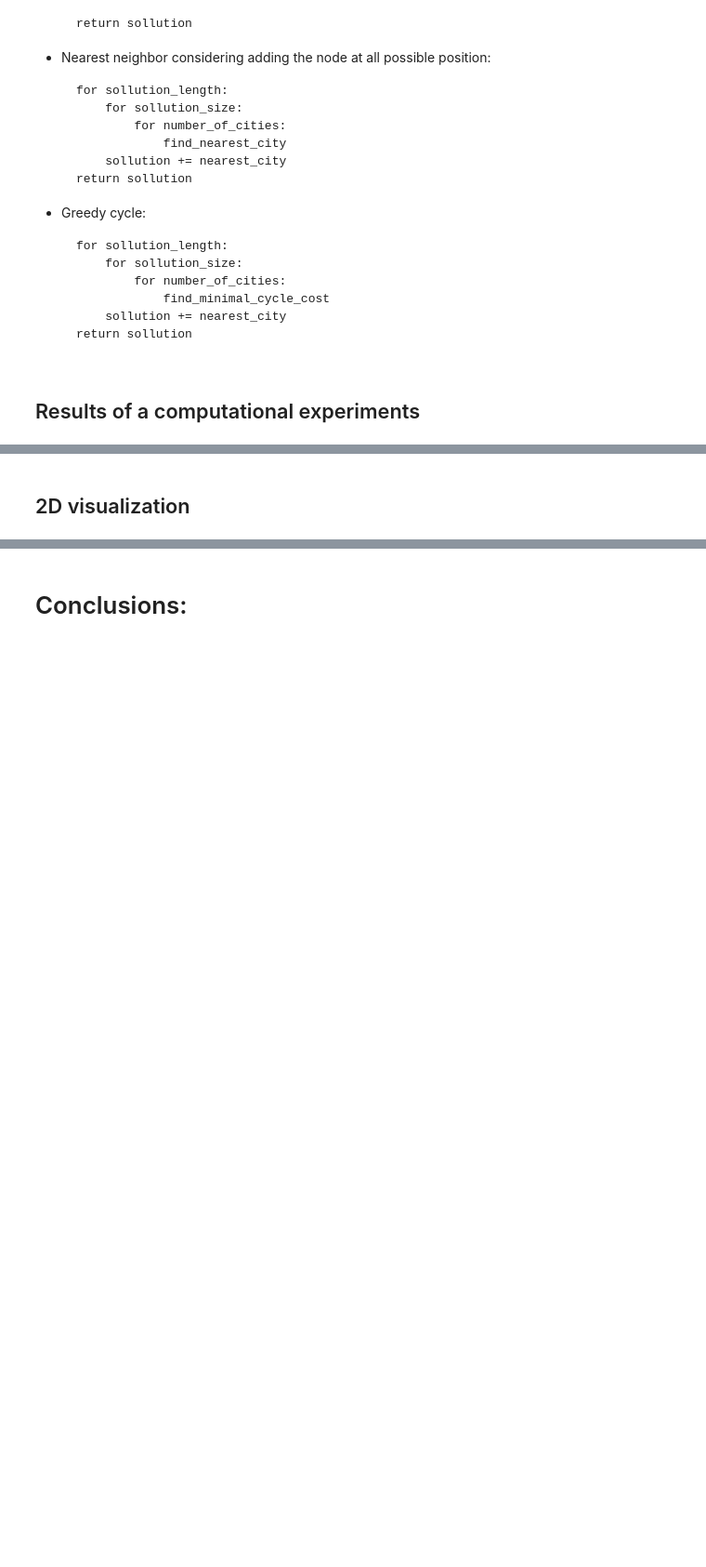
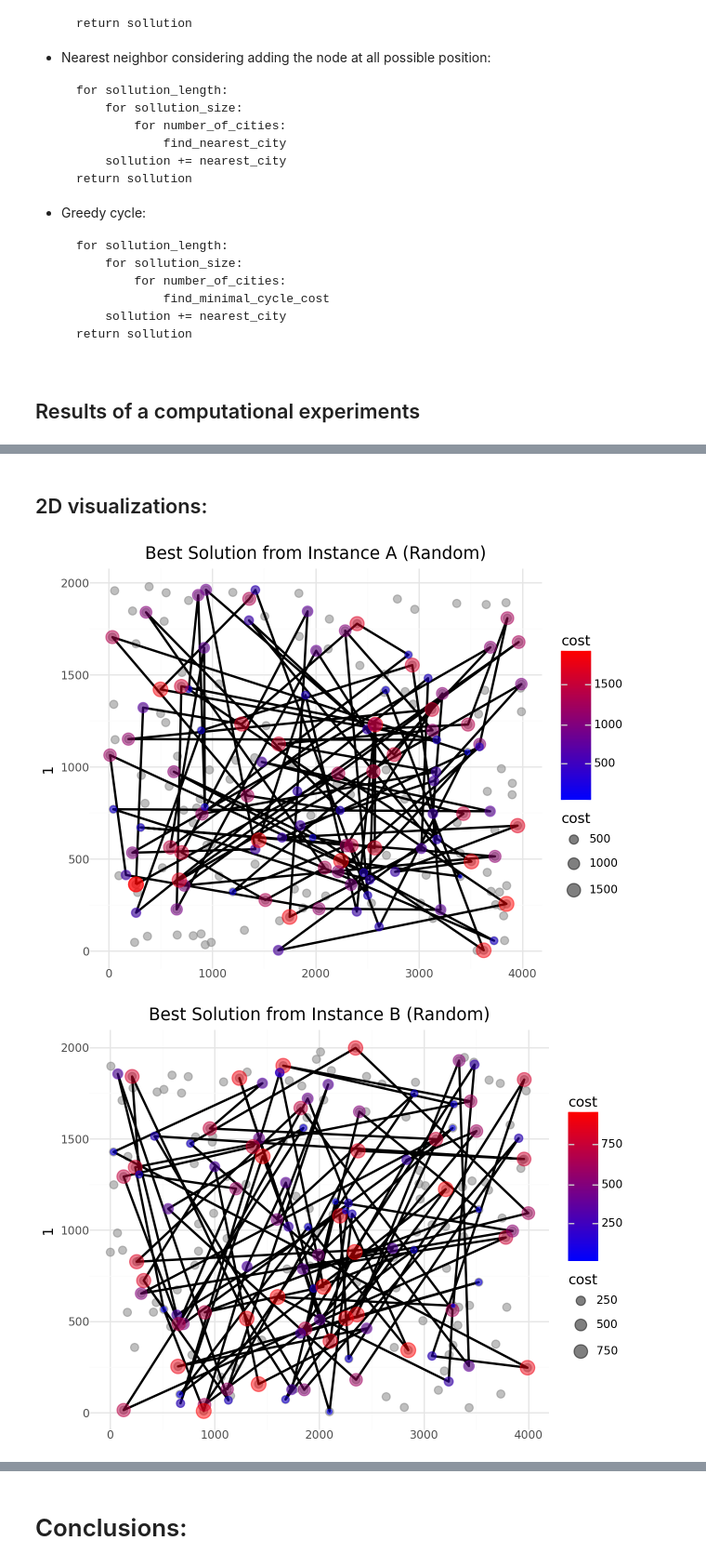
Before and after one commit to lucapl/Evolutionary-Computations, a Jupyter notebook: raports/Assignment 1.ipynb, the cells around one changed output, grey strips where cells are left out. Shown at 93% size. Cells and saved outputs as stored; diff of their text form; code cells hidden in the pictures; blank space fills up the shorter version.

```diff
--- a/raports/Assignment 1.ipynb
+++ b/raports/Assignment 1.ipynb
@@ -81,5 +81,20 @@ def average_cost(data):
 
     return sum(objective_values) / len(objective_values) if objective_values else 0
 
+solver_types = ['random', 'nn', 'nnAnywhere', 'greedyCycle']
+instances = ['A', 'B']
+
+def process_solver_data(solver_type, all_json_data, instance):
+    data = find_solver_type_and_instance(solver_type, all_json_data, instance)
+    print(f"Minimum from instance {instance} ({solver_type})", find_min(data).get('objective function'))
+    print(f"Maximum from instance {instance} ({solver_type})", find_max(data).get('objective function'))
+    print(f"Average from instance {instance} ({solver_type})", average_cost(data))
+    return find_min(data)
+
 folder_path = '../out'
 all_json_data = load_json_files_from_folder(folder_path)
+
+best_solutions = {}
+for solver in solver_types:
+    for instance in instances:
+        best_solutions[f'{solver}_{instance}'] = process_solver_data(solver, all_json_data, instance)
@@ -153,0 +121,5 @@ print("Best sollution from instance B greedy", best_solution_greedy_B.get('cityO
+# %%
+for solver in solver_types:
+    for instance in instances:
+        best_solution = best_solutions[f'{solver}_{instance}']
+        print(f"Best solution from instance {instance} ({solver})", best_solution.get('cityOrder'))
@@ -154,5 +135,5 @@ print("Best sollution from instance B greedy", best_solution_greedy_B.get('cityO
 # %% [markdown]
-## 2D visualization
+## 2D visualizations:
 # %%
 import pandas as pd
 from plotnine import ggplot, aes, geom_point, scale_color_gradient, labs, theme_minimal, geom_path
@@ -161,49 +142,42 @@ def load_coordinates_from_csv(csv_path):
     return pd.read_csv(csv_path, sep=';', header=None)
 
 def prepare_data_for_plot(best_solution, coordinates_df):
     rows = []
     city_order = best_solution['cityOrder']
 
     for node_index in city_order:
         coord = coordinates_df.iloc[node_index]
         rows.append({
             'x': coord[0],
             'y': coord[1],
             'cost': coord[2],
         })
     rows.append(rows[0])
     return pd.DataFrame(rows)
 
 def plot_solution(solution, coordinates_df, title):
     solution_df = prepare_data_for_plot(solution, coordinates_df)
 
     p = (ggplot() +
          geom_point(aes(x=coordinates_df[0], y=coordinates_df[1]), data=coordinates_df, color='grey', alpha=0.5, size=3) +
          geom_path(aes(x='x', y='y'), data=solution_df, color='black', size=1) +
          geom_point(aes(x='x', y='y', color='cost', size='cost'), data=solution_df, alpha=0.5) +
          scale_color_gradient(low='blue', high='red') +
          labs(title=title) +
          theme_minimal())
 
     return p
 
-coordinates_A = load_coordinates_from_csv('../src/main/resources/instances/TSPA.csv')
-coordinates_B = load_coordinates_from_csv('../src/main/resources/instances/TSPB.csv')
+coordinates = {
+    'A': load_coordinates_from_csv('../src/main/resources/instances/TSPA.csv'),
+    'B': load_coordinates_from_csv('../src/main/resources/instances/TSPB.csv')
+}
 
-random_A = plot_solution(best_solution_random_A, coordinates_A, "Best Solution from Instance A (Random)")
-random_B = plot_solution(best_solution_random_A, coordinates_B, "Best Solution from Instance B (Random)")
-nn_A = plot_solution(best_solution_nn_A, coordinates_A, "Best Solution from Instance A (Nearest Neighbour)")
-nn_B = plot_solution(best_solution_nn_B, coordinates_B, "Best Solution from Instance B (Nearest Neighbour)")
-nnAnywhere_A = plot_solution(best_solution_nnAnywhere_A, coordinates_A, "Best Solution from Instance A (Nearest Neighbour Anywhere)")
-nnAnywhere_B = plot_solution(best_solution_nnAnywhere_B, coordinates_B, "Best Solution from Instance B (Nearest Neighbour Anywhere)")
-greedy_A = plot_solution(best_solution_greedy_A, coordinates_A, "Best Solution from Instance A (Greedy)")
-greedy_B = plot_solution(best_solution_greedy_B, coordinates_B, "Best Solution from Instance B (Greedy)")
-
-random_A.show()
-random_B.show()
-nn_A.show()
-nn_B.show()
-nnAnywhere_A.show()
-nnAnywhere_B.show()
-greedy_A.show()
-greedy_B.show()
+for solver in solver_types:
+    for instance in instances:
+        best_solution = best_solutions[f'{solver}_{instance}']
+        title = f"Best Solution from Instance {instance} ({solver.capitalize()})"
+        plot_solution(best_solution, coordinates[instance], title).show()
+# %% [output]
+[figure, added]
+[figure, added]
```
Also changed, not shown: parts of 15 cells of this notebook.
